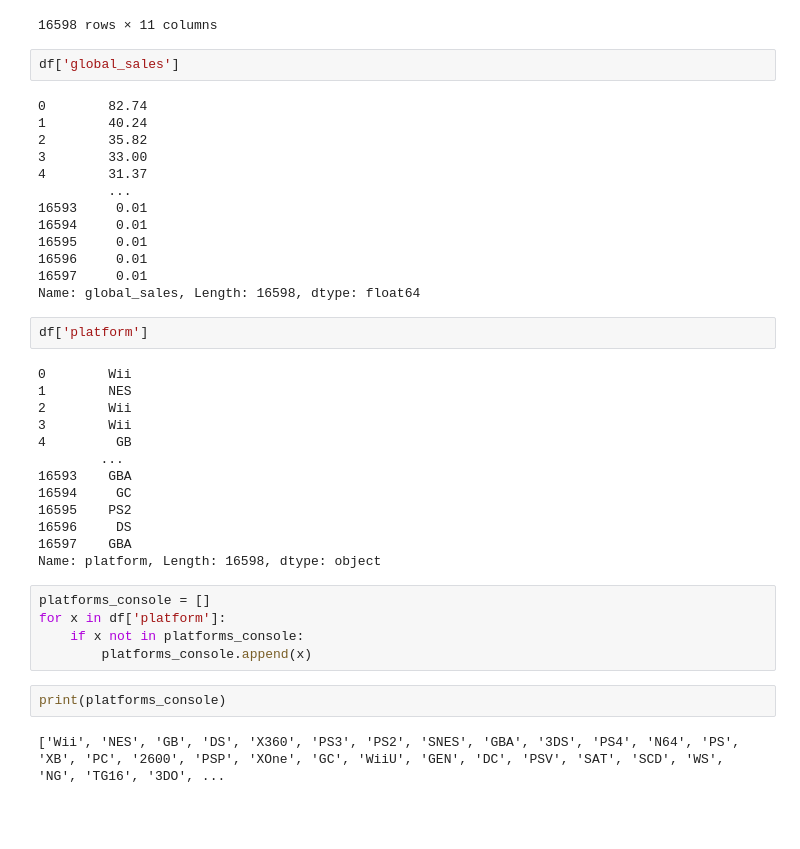
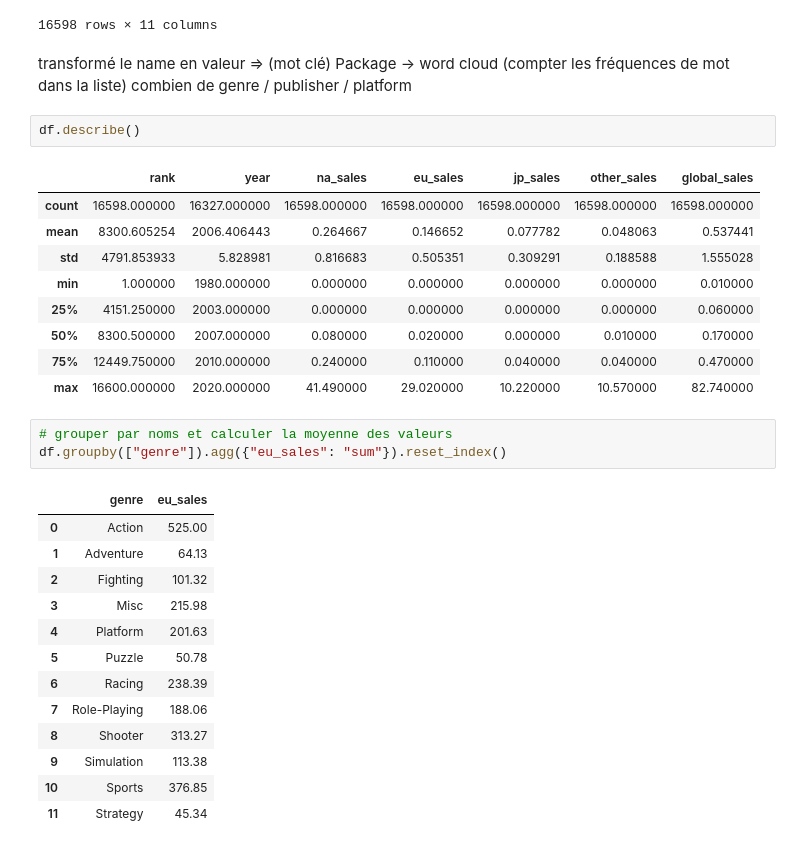
Before and after one commit to Hakitsu/pythonVideoGameSales, a Jupyter notebook: index.ipynb, the cells around one changed output. Saved outputs shown, nothing was run; the diff lists cells and outputs as text; blank space fills up the shorter version.

```diff
--- a/index.ipynb
+++ b/index.ipynb
@@ -45,42 +69,36 @@ df
 | 16596 | 16599 | Know How 2 | DS | 2010.0 | Puzzle | 7G//AMES | 0.00 | 0.01 | 0.00 | 0.00 | ... |
 | 16597 | 16600 | Spirits & Spells | GBA | 2003.0 | Platform | Wanadoo | 0.01 | 0.00 | 0.00 | 0.00 | ... |
 16598 rows × 11 columns
+# %% [markdown]
+transformé le name en valeur => (mot clé)
+Package -> word cloud (compter les fréquences de mot dans la liste)
+combien de genre / publisher / platform
 # %%
-df['global_sales']
+df.describe()
 # %% [output]
-0        82.74
-1        40.24
-2        35.82
-3        33.00
-4        31.37
-         ...
-16593     0.01
-16594     0.01
-16595     0.01
-16596     0.01
-16597     0.01
-Name: global_sales, Length: 16598, dtype: float64
+|  | rank | year | na_sales | eu_sales | jp_sales | other_sales | global_sales |
+| count | 16598.000000 | 16327.000000 | 16598.000000 | 16598.000000 | 16598.000000 | 16598.000000 | 16598.000000 |
+| mean | 8300.605254 | 2006.406443 | 0.264667 | 0.146652 | 0.077782 | 0.048063 | 0.537441 |
+| std | 4791.853933 | 5.828981 | 0.816683 | 0.505351 | 0.309291 | 0.188588 | 1.555028 |
+| min | 1.000000 | 1980.000000 | 0.000000 | 0.000000 | 0.000000 | 0.000000 | 0.010000 |
+| 25% | 4151.250000 | 2003.000000 | 0.000000 | 0.000000 | 0.000000 | 0.000000 | 0.060000 |
+| 50% | 8300.500000 | 2007.000000 | 0.080000 | 0.020000 | 0.000000 | 0.010000 | 0.170000 |
+| 75% | 12449.750000 | 2010.000000 | 0.240000 | 0.110000 | 0.040000 | 0.040000 | 0.470000 |
+| max | 16600.000000 | 2020.000000 | 41.490000 | 29.020000 | 10.220000 | 10.570000 | 82.740000 |
-# %%
-df['platform']
-# %% [output]
-0        Wii
-1        NES
-2        Wii
-3        Wii
-4         GB
-        ...
-16593    GBA
-16594     GC
-16595    PS2
-16596     DS
-16597    GBA
-Name: platform, Length: 16598, dtype: object
-# %%
-platforms_console = []
-for x in df['platform']:
-    if x not in platforms_console:
-        platforms_console.append(x)
-# %%
-print(platforms_console)
-# %% [output]
-['Wii', 'NES', 'GB', 'DS', 'X360', 'PS3', 'PS2', 'SNES', 'GBA', '3DS', 'PS4', 'N64', 'PS', 'XB', 'PC', '2600', 'PSP', 'XOne', 'GC', 'WiiU', 'GEN', 'DC', 'PSV', 'SAT', 'SCD', 'WS', 'NG', 'TG16', '3DO', ...
+# %%
+# grouper par noms et calculer la moyenne des valeurs
+df.groupby(["genre"]).agg({"eu_sales": "sum"}).reset_index()
+# %% [output]
+|  | genre | eu_sales |
+| 0 | Action | 525.00 |
+| 1 | Adventure | 64.13 |
+| 2 | Fighting | 101.32 |
+| 3 | Misc | 215.98 |
+| 4 | Platform | 201.63 |
+| 5 | Puzzle | 50.78 |
+| 6 | Racing | 238.39 |
+| 7 | Role-Playing | 188.06 |
+| 8 | Shooter | 313.27 |
+| 9 | Simulation | 113.38 |
+| 10 | Sports | 376.85 |
+| 11 | Strategy | 45.34 |
```
Also changed, not shown: parts of 16 cells of this notebook, 1 other file.
